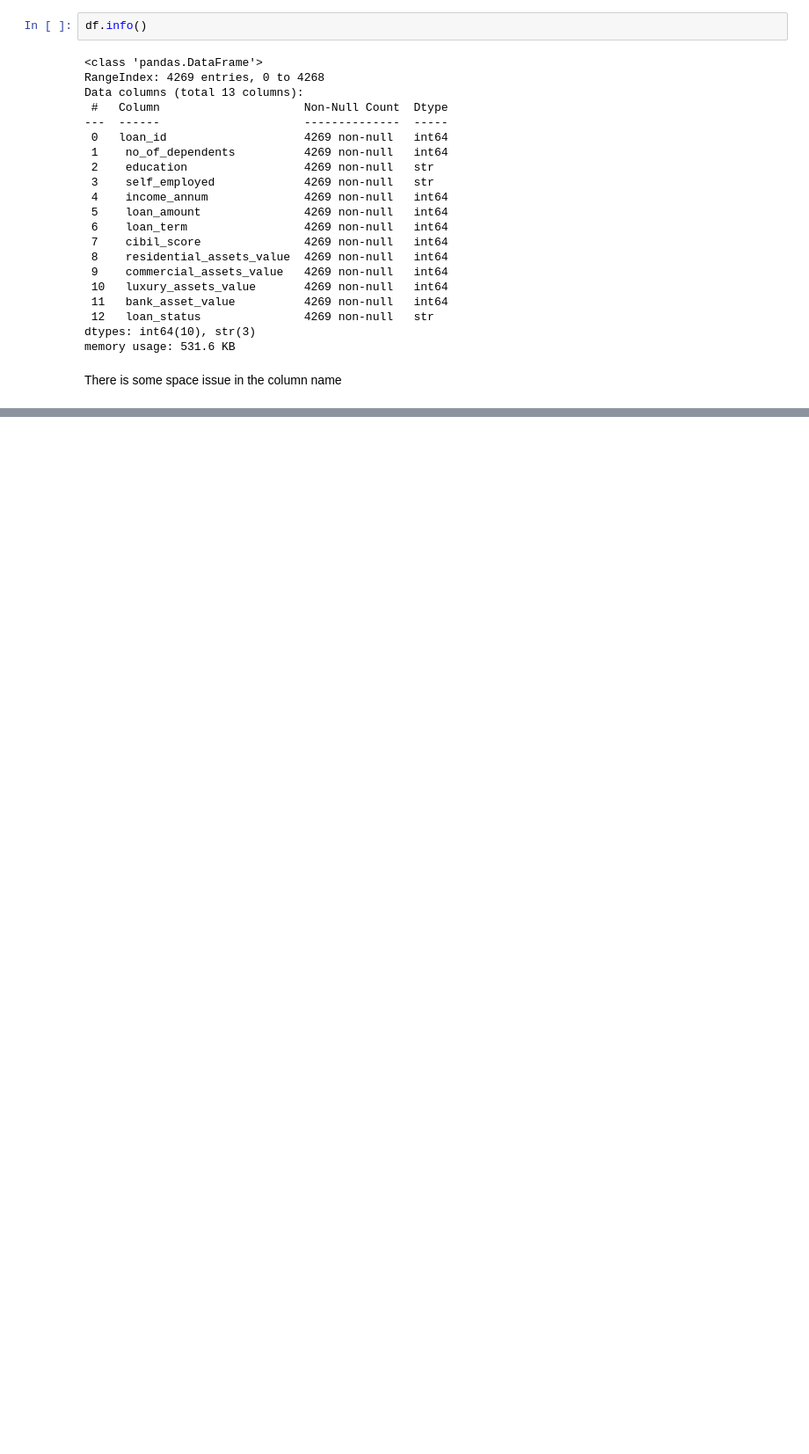
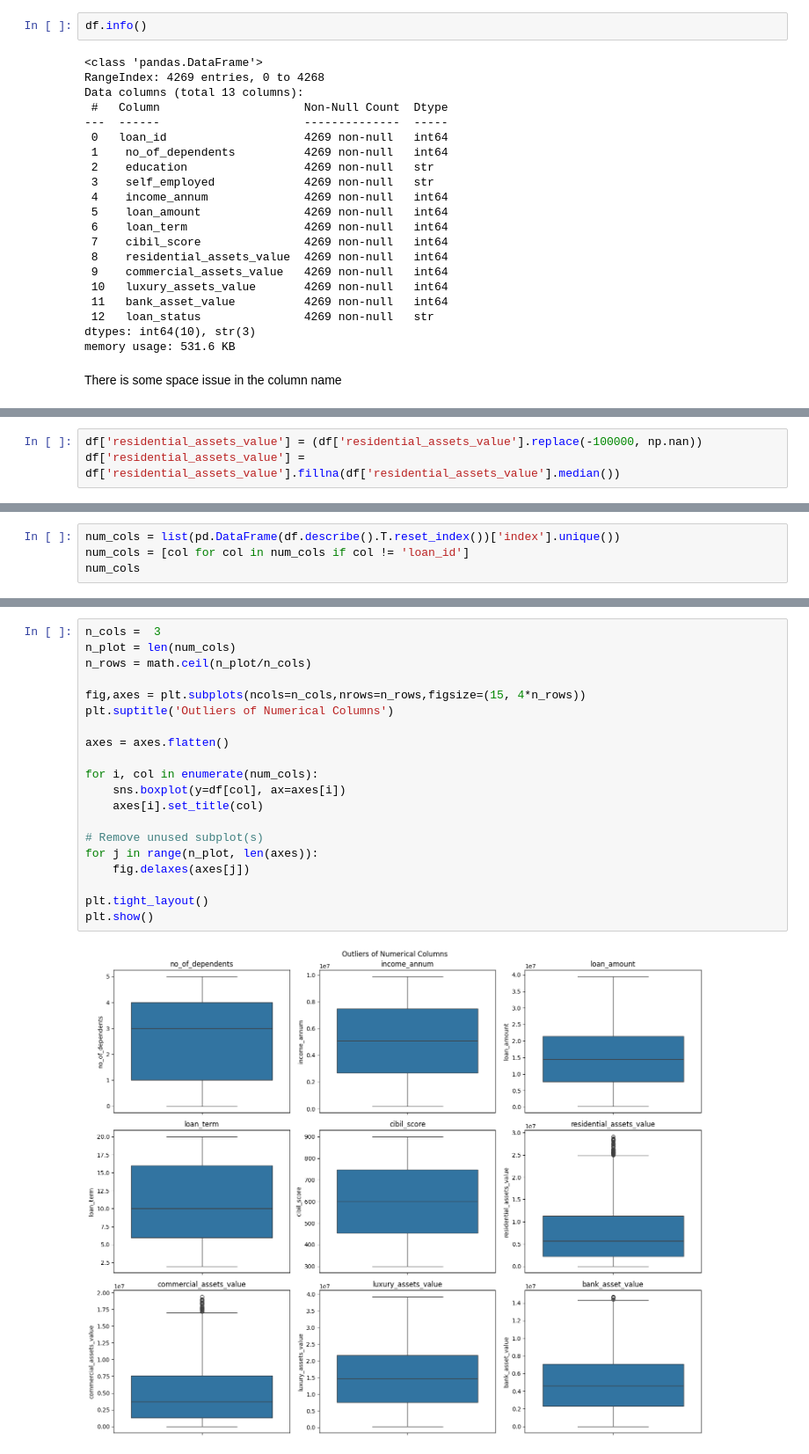
Before and after one commit to AnuragS73/2-Stage-Loan-Approval-System, a Jupyter notebook: notebook/exploratory_data_analysis.ipynb, the cells around one changed output, grey strips where cells are left out. Shown at 88% size. Cells and saved outputs as stored; diff of their text form; blank space fills up the shorter version.

Commit message:
Exploratory Data Analysis (EDA)

```diff
--- a/notebook/exploratory_data_analysis.ipynb
+++ b/notebook/exploratory_data_analysis.ipynb
@@ -56,0 +135,3 @@ Index(['loan_id', 'no_of_dependents', 'education', 'self_employed',
+# %%
+df['residential_assets_value'] = (df['residential_assets_value'].replace(-100000, np.nan))
+df['residential_assets_value'] = df['residential_assets_value'].fillna(df['residential_assets_value'].median())
@@ -56,0 +152,4 @@ Index(['loan_id', 'no_of_dependents', 'education', 'self_employed',
+# %%
+num_cols = list(pd.DataFrame(df.describe().T.reset_index())['index'].unique())
+num_cols = [col for col in num_cols if col != 'loan_id']
+num_cols
@@ -56,0 +172,22 @@ Index(['loan_id', 'no_of_dependents', 'education', 'self_employed',
+# %%
+n_cols =  3
+n_plot = len(num_cols)
+n_rows = math.ceil(n_plot/n_cols)
+
+fig,axes = plt.subplots(ncols=n_cols,nrows=n_rows,figsize=(15, 4*n_rows))
+plt.suptitle('Outliers of Numerical Columns')
+
+axes = axes.flatten()
+
+for i, col in enumerate(num_cols):
+    sns.boxplot(y=df[col], ax=axes[i])
+    axes[i].set_title(col)
+
+# Remove unused subplot(s)
+for j in range(n_plot, len(axes)):
+    fig.delaxes(axes[j])
+
+plt.tight_layout()
+plt.show()
+# %% [output]
+[figure, added]
```
Also changed, not shown: parts of 29 cells of this notebook, 2 other files.
